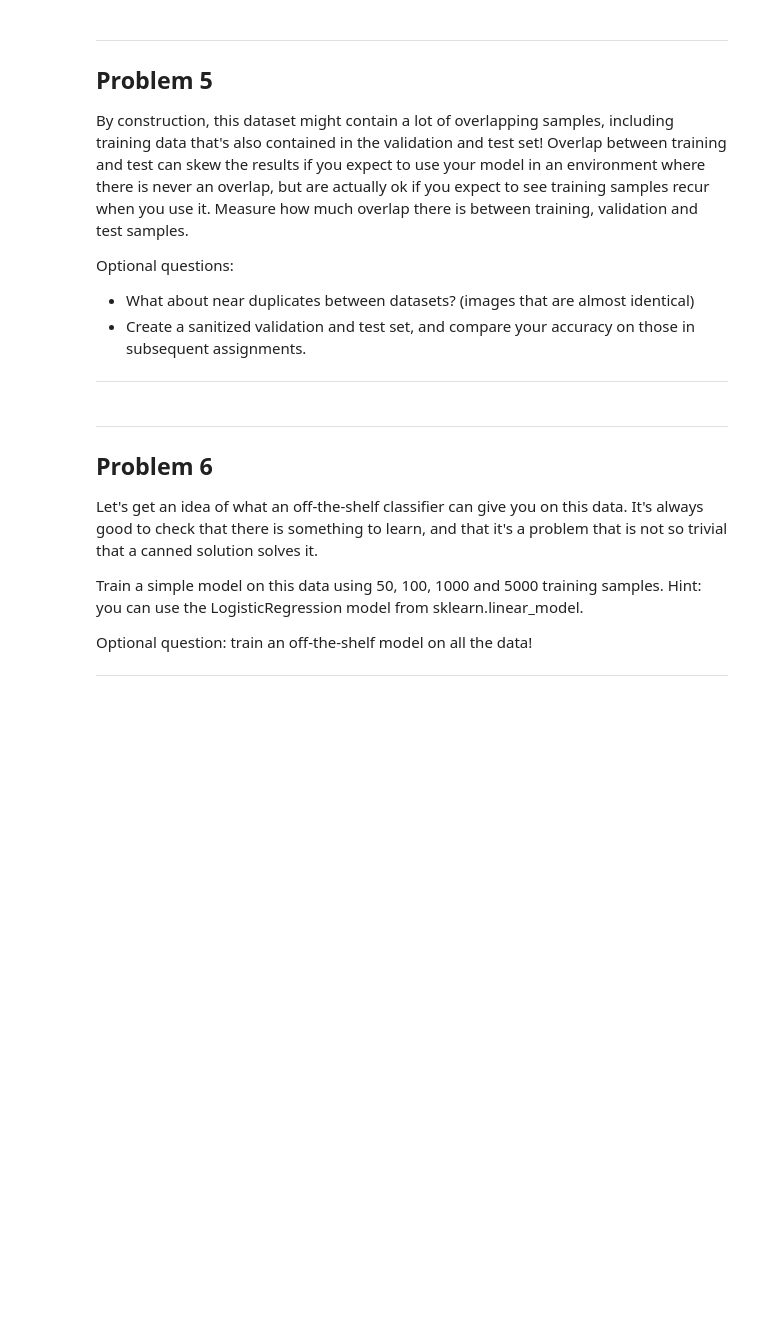
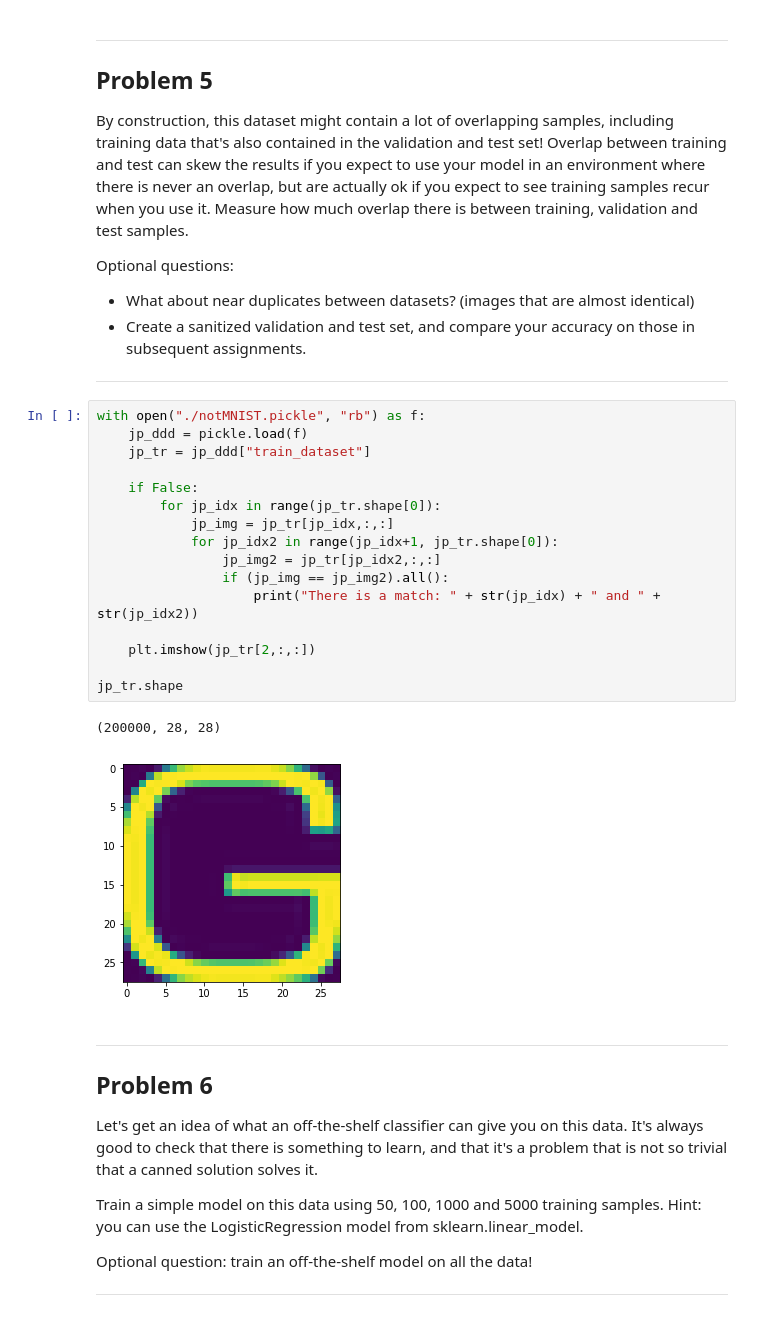
Before and after one commit to jackpien/ipython_notebooks, a Jupyter notebook: udacity/deep_learning/ipython_notebook/1_notmnist.ipynb, the cells around one changed output. Cells and saved outputs as stored; diff of their text form; blank space fills up the shorter version.

```diff
--- a/udacity/deep_learning/ipython_notebook/1_notmnist.ipynb
+++ b/udacity/deep_learning/ipython_notebook/1_notmnist.ipynb
@@ -327,6 +368,25 @@ Optional questions:
 - What about near duplicates between datasets? (images that are almost identical)
 - Create a sanitized validation and test set, and compare your accuracy on those in subsequent assignments.
 ---
+# %%
+with open("./notMNIST.pickle", "rb") as f:
+    jp_ddd = pickle.load(f)
+    jp_tr = jp_ddd["train_dataset"]
+
+    if False:
+        for jp_idx in range(jp_tr.shape[0]):
+            jp_img = jp_tr[jp_idx,:,:]
+            for jp_idx2 in range(jp_idx+1, jp_tr.shape[0]):
+                jp_img2 = jp_tr[jp_idx2,:,:]
+                if (jp_img == jp_img2).all():
+                    print("There is a match: " + str(jp_idx) + " and " + str(jp_idx2))
+
+    plt.imshow(jp_tr[2,:,:])
+
+jp_tr.shape
+# %% [output]
+(200000, 28, 28)
+[figure, added]
 # %% [markdown]
 ---
 Problem 6
```
Also changed, not shown: parts of 10 cells of this notebook, 1 other file.
